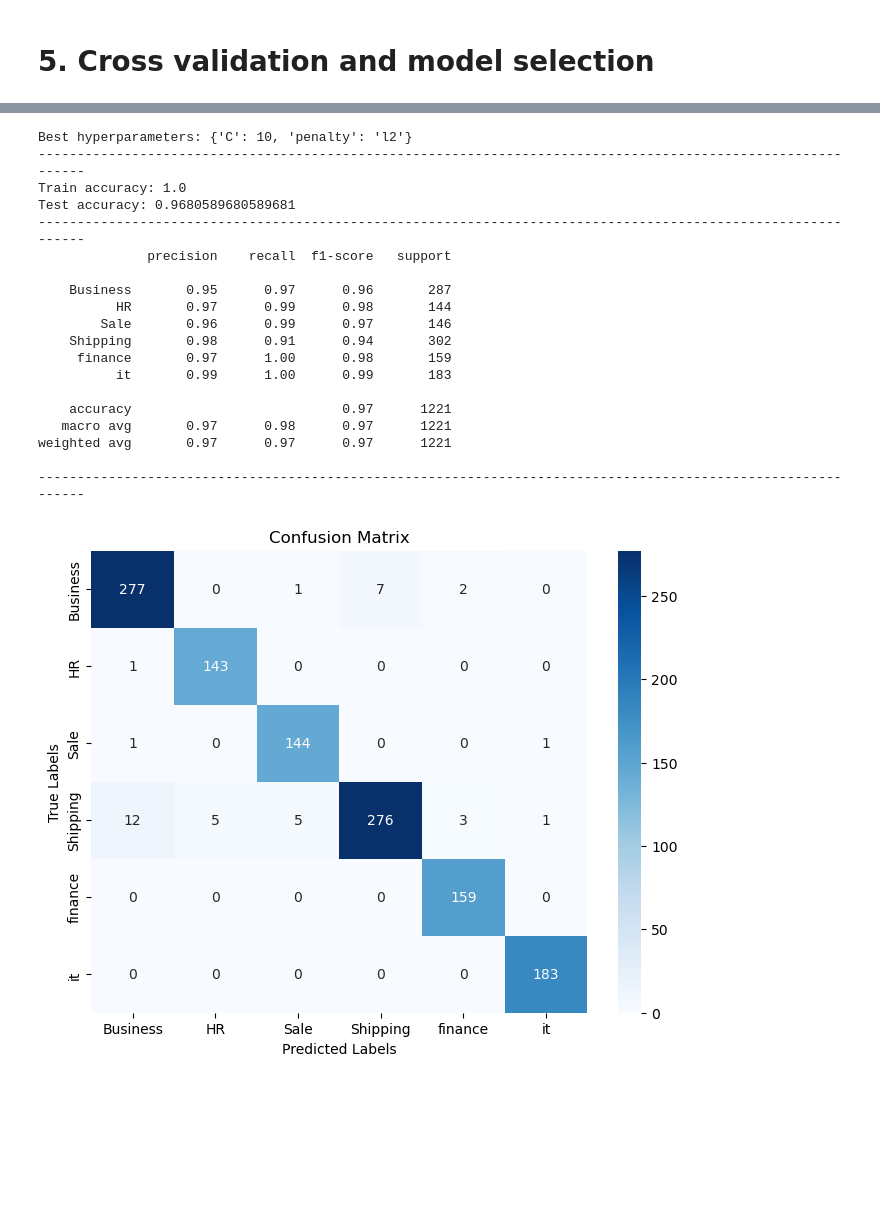
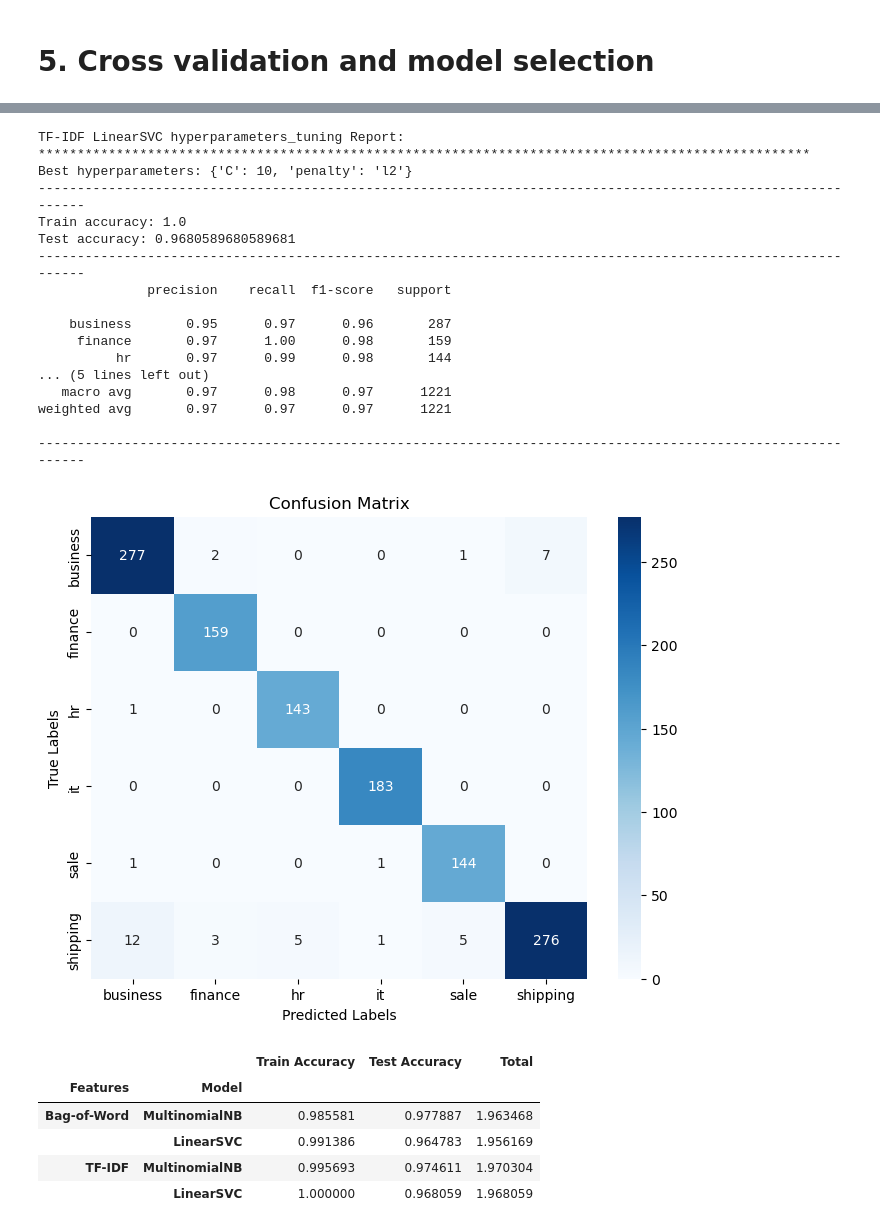
Before and after one commit to lammau123/ML-Email-Classification, a Jupyter notebook: data_collection_refactor.ipynb, the cells around one changed output, grey strips where cells are left out. Drawn from its saved outputs; the diff is of its cells as text; code cells hidden in the pictures; blank space fills up the shorter version.

```diff
--- a/data_collection_refactor.ipynb
+++ b/data_collection_refactor.ipynb
@@ -575,5 +590,8 @@ param_grid = {
     'fit_prior': [True, False]
 }
 
-best_param = hyperparameters_tuning(model, X_res, y_res, X_test_bow, test_data['Target_Encode'], param_grid, cv=5)
+print('Bag-of-words MultinomialNB hyperparameters_tuning Report:')
+print('***************************************************************************************************')
+train_accuracy, test_accuracy, best_param = hyperparameters_tuning(model, X_res, y_res, X_test_bow, test_data['Target_Encode'], param_grid, cv=5)
+metrics.append([train_accuracy, test_accuracy])
 # %% [output]
@@ -625,5 +648,8 @@ param_grid = {
     'penalty': ['l1', 'l2'],
 }
 
-best_param = hyperparameters_tuning(svc, X_res, y_res, X_test_bow, test_data['Target_Encode'], param_grid, cv=5)
+print('Bag-of-words LinearSVC hyperparameters_tuning Report:')
+print('***************************************************************************************************')
+train_accuracy, test_accuracy, best_param = hyperparameters_tuning(svc, X_res, y_res, X_test_bow, test_data['Target_Encode'], param_grid, cv=5)
+metrics.append([train_accuracy, test_accuracy])
 # %% [output]
@@ -687,5 +718,8 @@ param_grid = {
     'fit_prior': [True, False]
 }
 
-best_param = hyperparameters_tuning(model, X_res, y_res, X_test_bow, test_data['Target_Encode'], param_grid, cv=5)
+print('TF-IDF MultinomialNB hyperparameters_tuning Report:')
+print('***************************************************************************************************')
+train_accuracy, test_accuracy, best_param = hyperparameters_tuning(model, X_res, y_res, X_test_bow, test_data['Target_Encode'], param_grid, cv=5)
+metrics.append([train_accuracy, test_accuracy])
 # %% [output]
@@ -724,5 +763,5 @@ time (sec):  1.1693522930145264
 # Initialize MultinomialNB classifier
 model = LinearSVC(dual='auto')
 
-perform_learning_curve_and_visualization(model, X_res, y_res, cv=5)
+perform_learning_curve_and_visualization(model, X_res, y_res, cv=5, title='TF-IDF LinearSVC Learning Curve Chart')
 # %% [output]
@@ -730,32 +769,33 @@ perform_learning_curve_and_visualization(model, X_res, y_res, cv=5)
 # %%
 # Initialize MultinomialNB classifier
 model = LinearSVC(dual='auto')
 
 # Define hyperparameters grid to search
 param_grid = {
     'C': [0.001, 0.01, 0.1, 1, 10, 100],
     'penalty': ['l1', 'l2'],
 }
 
-best_param = hyperparameters_tuning(model, X_res, y_res, X_test_tfidf, test_data['Target_Encode'], param_grid, cv=5)
+print('TF-IDF LinearSVC hyperparameters_tuning Report:')
+print('***************************************************************************************************')
+train_accuracy, test_accuracy, best_param = hyperparameters_tuning(model, X_res, y_res, X_test_tfidf, test_data['Target_Encode'], param_grid, cv=5)
+metrics.append([train_accuracy, test_accuracy])
 # %% [output]
+TF-IDF LinearSVC hyperparameters_tuning Report:
+***************************************************************************************************
 Best hyperparameters: {'C': 10, 'penalty': 'l2'}
 -------------------------------------------------------------------------------------------------------------
 Train accuracy: 1.0
 Test accuracy: 0.9680589680589681
 -------------------------------------------------------------------------------------------------------------
               precision    recall  f1-score   support
 
-    Business       0.95      0.97      0.96       287
-          HR       0.97      0.99      0.98       144
-        Sale       0.96      0.99      0.97       146
-    Shipping       0.98      0.91      0.94       302
+    business       0.95      0.97      0.96       287
      finance       0.97      1.00      0.98       159
-          it       0.99      1.00      0.99       183
-
-    accuracy                           0.97      1221
+          hr       0.97      0.99      0.98       144
+... (5 lines left out)
    macro avg       0.97      0.98      0.97      1221
 weighted avg       0.97      0.97      0.97      1221
 
 -------------------------------------------------------------------------------------------------------------
-[figure, old version]
+[figure, new version]
@@ -761,0 +807,9 @@ weighted avg       0.97      0.97      0.97      1221
+# %%
+metrics_df
+# %% [output]
+|  |  | Train Accuracy | Test Accuracy | Total |
+| Features | Model |  |  |  |
+| Bag-of-Word | MultinomialNB | 0.985581 | 0.977887 | 1.963468 |
+|  | LinearSVC | 0.991386 | 0.964783 | 1.956169 |
+| TF-IDF | MultinomialNB | 0.995693 | 0.974611 | 1.970304 |
+|  | LinearSVC | 1.000000 | 0.968059 | 1.968059 |
```
Also changed, not shown: parts of 37 cells of this notebook, 1 other file.
